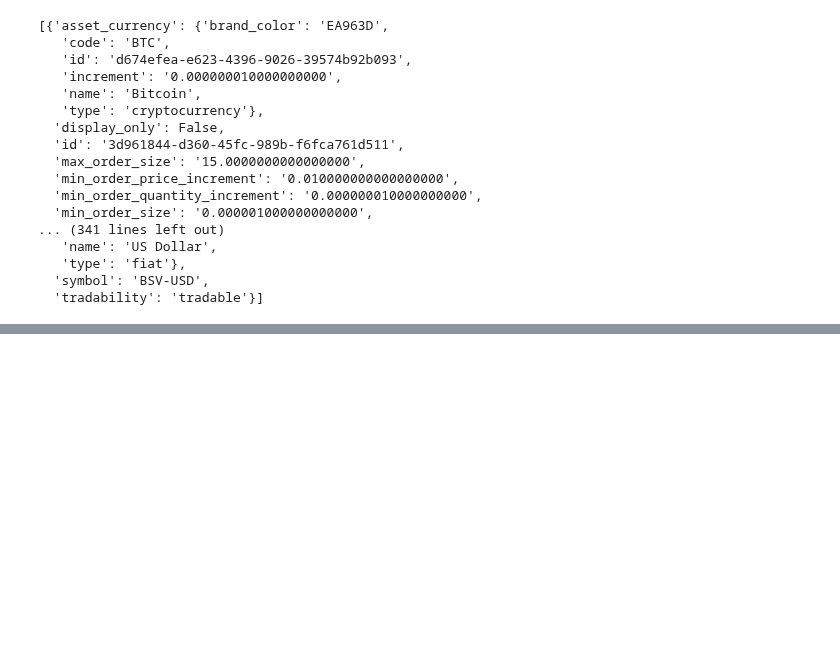
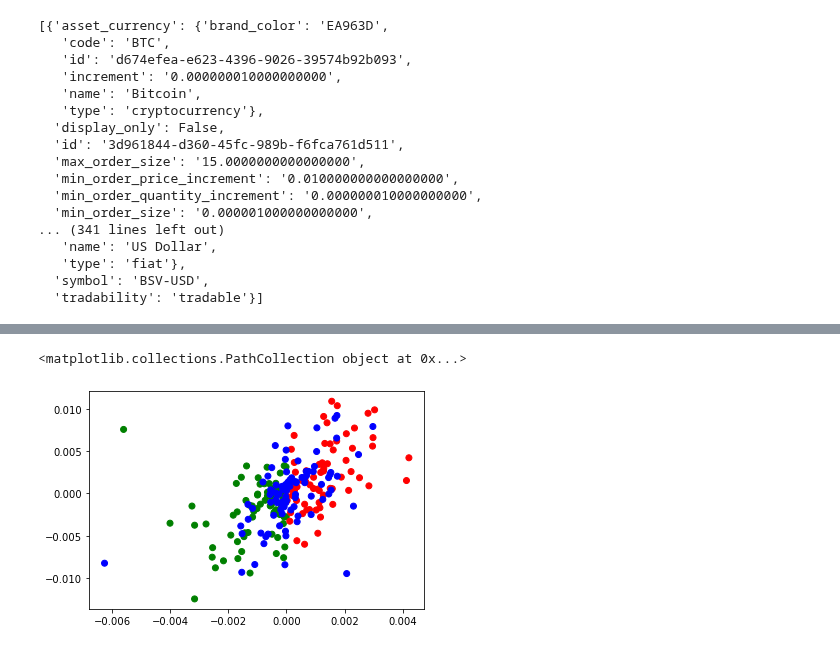
Before and after one commit to watsona4/jupyter_notebooks, a Jupyter notebook: Crypto Data.ipynb, the cells around one changed output, grey strips where cells are left out. Drawn from its saved outputs; the diff is of its cells as text; code cells hidden in the pictures; blank space fills up the shorter version.

```diff
--- a/Crypto Data.ipynb
+++ b/Crypto Data.ipynb
@@ -58,0 +198,15 @@ r.get_crypto_currency_pairs()
+# %%
+x = [line[1] for line in buys]
+y = [line[3] for line in buys]
+c = ['green' for line in buys]
+x += [line[1] for line in sells]
+y += [line[3] for line in sells]
+c += ['red' for line in sells]
+x += [line[1] for line in holds]
+y += [line[3] for line in holds]
+c += ['blue' for line in holds]
+# %%
+plt.scatter(x, y, c=c)
+# %% [output]
+<matplotlib.collections.PathCollection object at 0x...>
+[figure, added]
```
Also changed, not shown: parts of 19 cells of this notebook.
